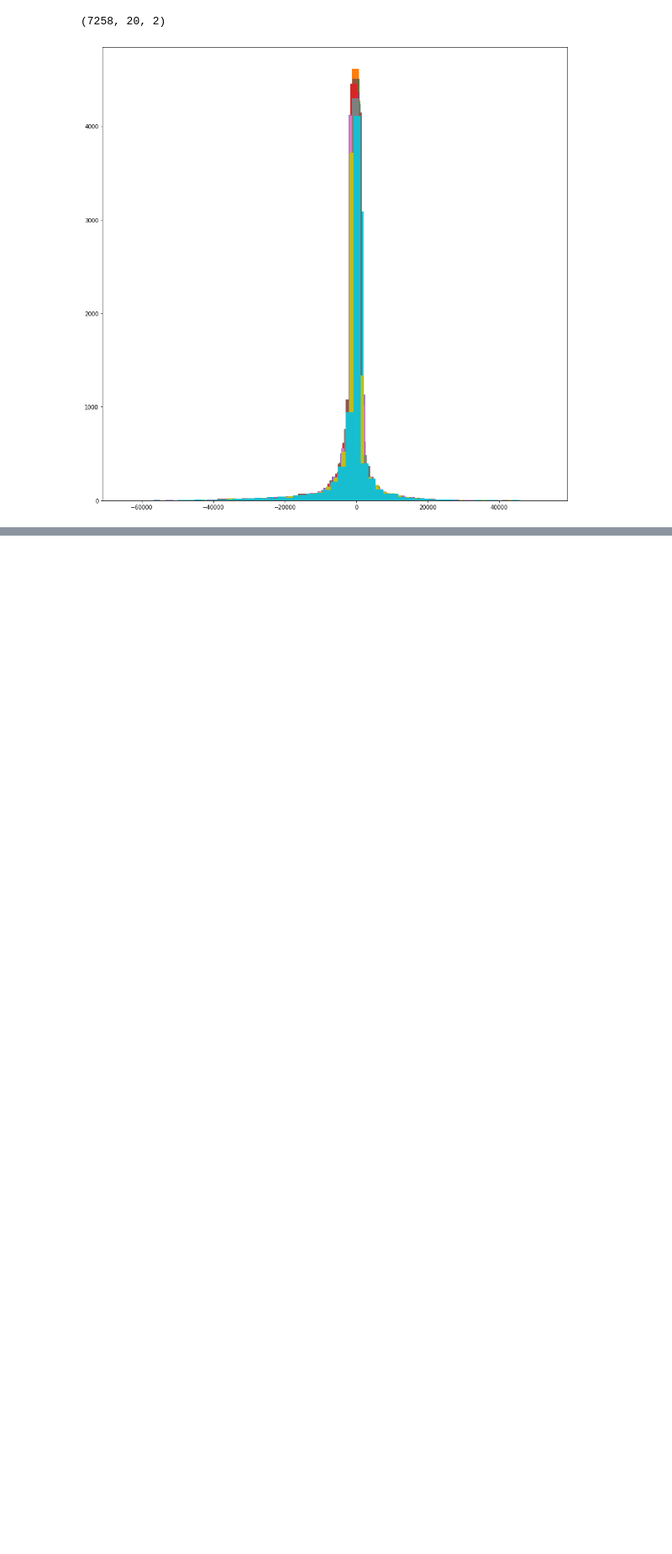
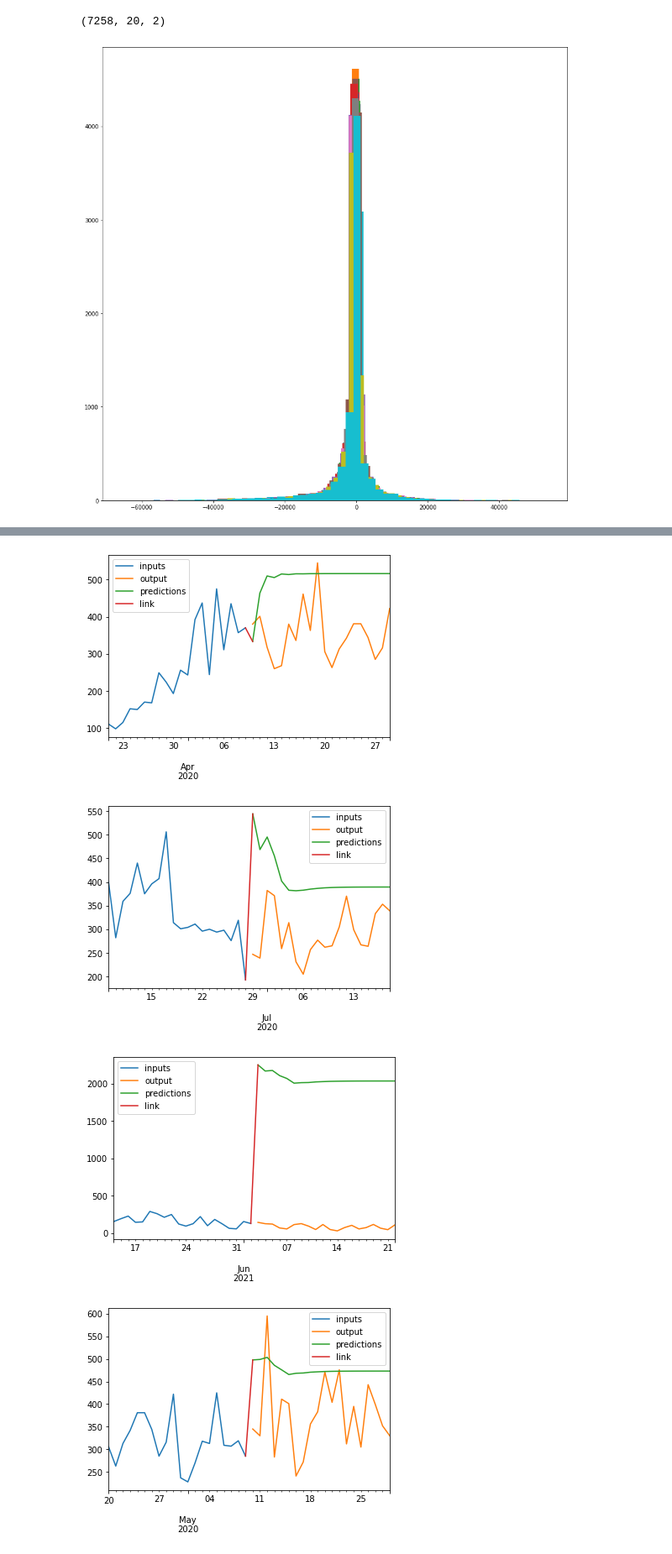
Before and after one commit to selam88/mirror_gitlab_app, a Jupyter notebook: application.ipynb, the cells around one changed output, grey strips where cells are left out. Shown at 84% size. Drawn from its saved outputs; the diff is of its cells as text; code cells hidden in the pictures; blank space fills up the shorter version.

```diff
--- a/application.ipynb
+++ b/application.ipynb
@@ -62,0 +86,8 @@ array(['2020-04-01', '2020-04-02', '2020-04-03', ..., '2021-06-11',
+# %%
+for i in [8, 88, 888, 38, 3888, 4888, 5888, 6888, 6444, 5444, 4444, 3444, 2444]:
+    show(i, last_in_dates, input_seq, output_seq, predictions)
+# %% [output]
+[figure, added]
+[figure, added]
+[figure, added]
+[figure, added]
```
Also changed, not shown: parts of 9 cells of this notebook, 2 other files.
